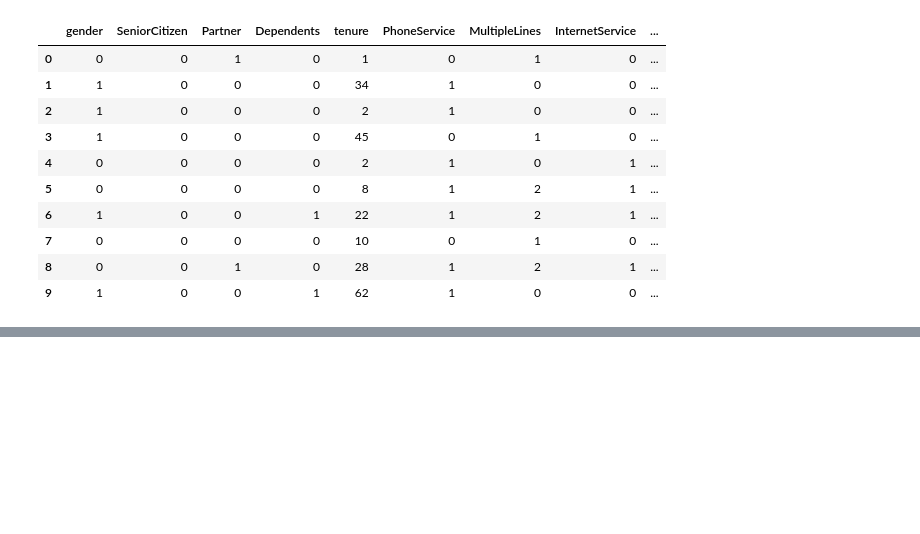
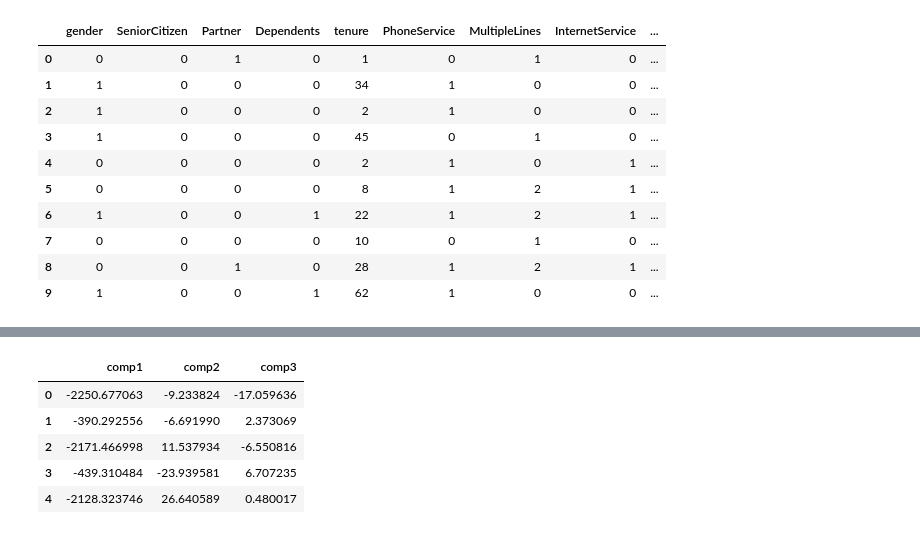
Before and after one commit to MrzAhmadi/Telco-Customer-Churn, a Jupyter notebook: notebook.ipynb, the cells around one changed output, grey strips where cells are left out. Cells and saved outputs as stored; diff of their text form; code cells hidden in the pictures; blank space fills up the shorter version.

```diff
--- a/notebook.ipynb
+++ b/notebook.ipynb
@@ -138,0 +173,13 @@ ds.head(10)
+# %%
+from sklearn.decomposition import PCA
+
+pca = PCA(n_components=3)
+pca_ds = pd.DataFrame(pca.fit_transform(ds), columns=['comp1', 'comp2', 'comp3'])
+pca_ds.head()
+# %% [output]
+|  | comp1 | comp2 | comp3 |
+| 0 | -2250.677063 | -9.233824 | -17.059636 |
+| 1 | -390.292556 | -6.691990 | 2.373069 |
+| 2 | -2171.466998 | 11.537934 | -6.550816 |
+| 3 | -439.310484 | -23.939581 | 6.707235 |
+| 4 | -2128.323746 | 26.640589 | 0.480017 |
```
Also changed, not shown: parts of 3 cells of this notebook.
